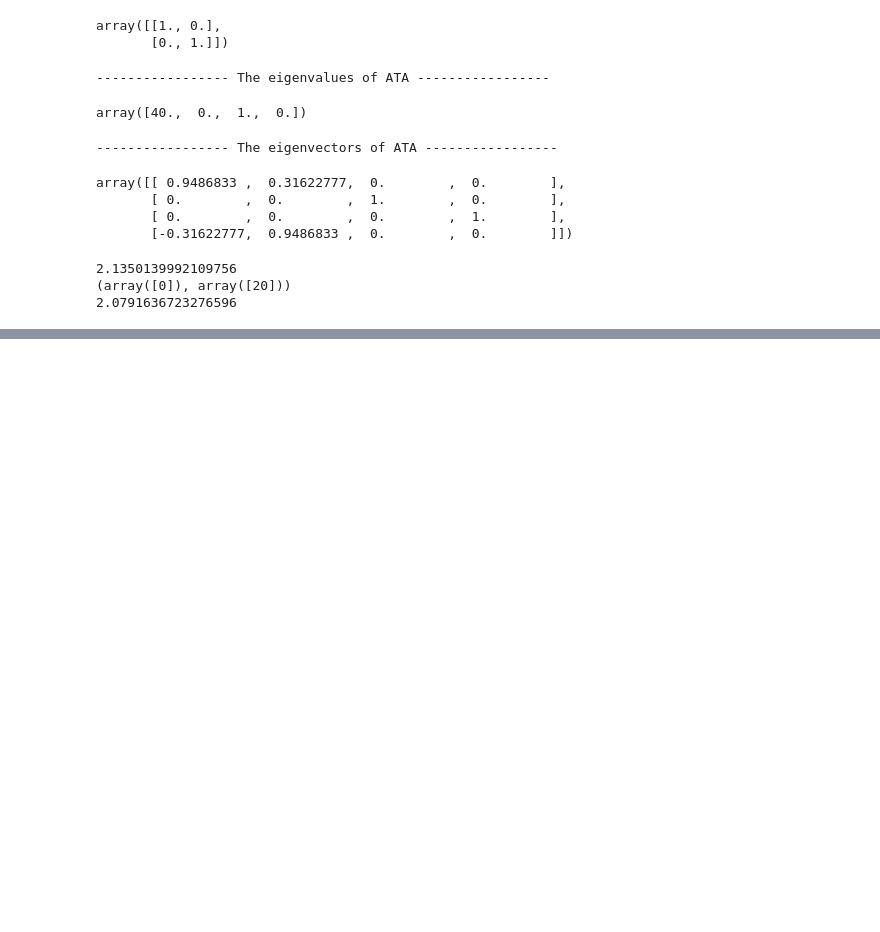
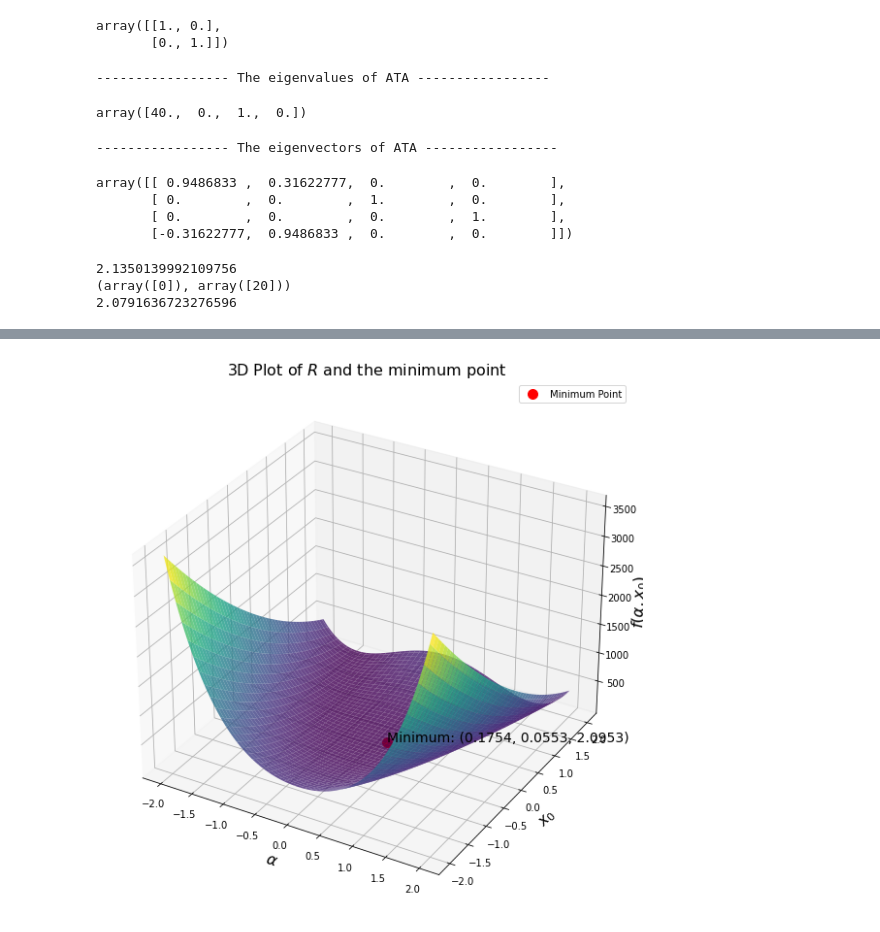
Before and after one commit to yubocai-poly/Reachability-Problem-of-ODE, a Jupyter notebook: Reachability/evaluation/Nonlinear_example/nonlinear_sample_numerical.ipynb, the cells around one changed output, grey strips where cells are left out. Cells and saved outputs as stored; diff of their text form; code cells hidden in the pictures; blank space fills up the shorter version.

```diff
--- a/Reachability/evaluation/Nonlinear_example/nonlinear_sample_numerical.ipynb
+++ b/Reachability/evaluation/Nonlinear_example/nonlinear_sample_numerical.ipynb
@@ -272,0 +292,30 @@ plt.show()
+# %%
+from mpl_toolkits.mplot3d import Axes3D
+
+# define the function to plot
+def J_3D(x, y):
+    return (1-x)**2 + 100*(y-x**2)**2
+
+# create a 3D plot of the function
+fig = plt.figure(figsize=(10, 10))
+ax = fig.add_subplot(111, projection='3d')
+
+x = np.linspace(-2, 2, 100)
+y = np.linspace(-2, 2, 100)
+X, Y = np.meshgrid(x, y)
+Z = J_3D(X, Y)
+
+ax.plot_surface(X, Y, Z, cmap='viridis', alpha=0.8)
+ax.set_xlabel(r'$\alpha$', size=16)
+ax.set_ylabel(r'$x_0$', size=16)
+ax.set_zlabel(r'$f(\alpha,x_0)$', size=16)
+ax.set_title(r'3D Plot of $R$ and the minimum point', size=16)
+
+# plot the minimum point
+ax.plot([Result.x[0]], [Result.x[1]], [Result.fun], 'ro', markersize=10, label='Minimum Point')
+ax.text(Result.x[0], Result.x[1], Result.fun+10, 'Minimum: ({:.4f}, {:.4f}, {:.4f})'.format(Result.x[0], Result.x[1], Result.fun), color='black', size=14)
+
+plt.legend()
+plt.show()
+# %% [output]
+[figure, added]
```
Also changed, not shown: parts of 6 cells of this notebook, 3 other files.
